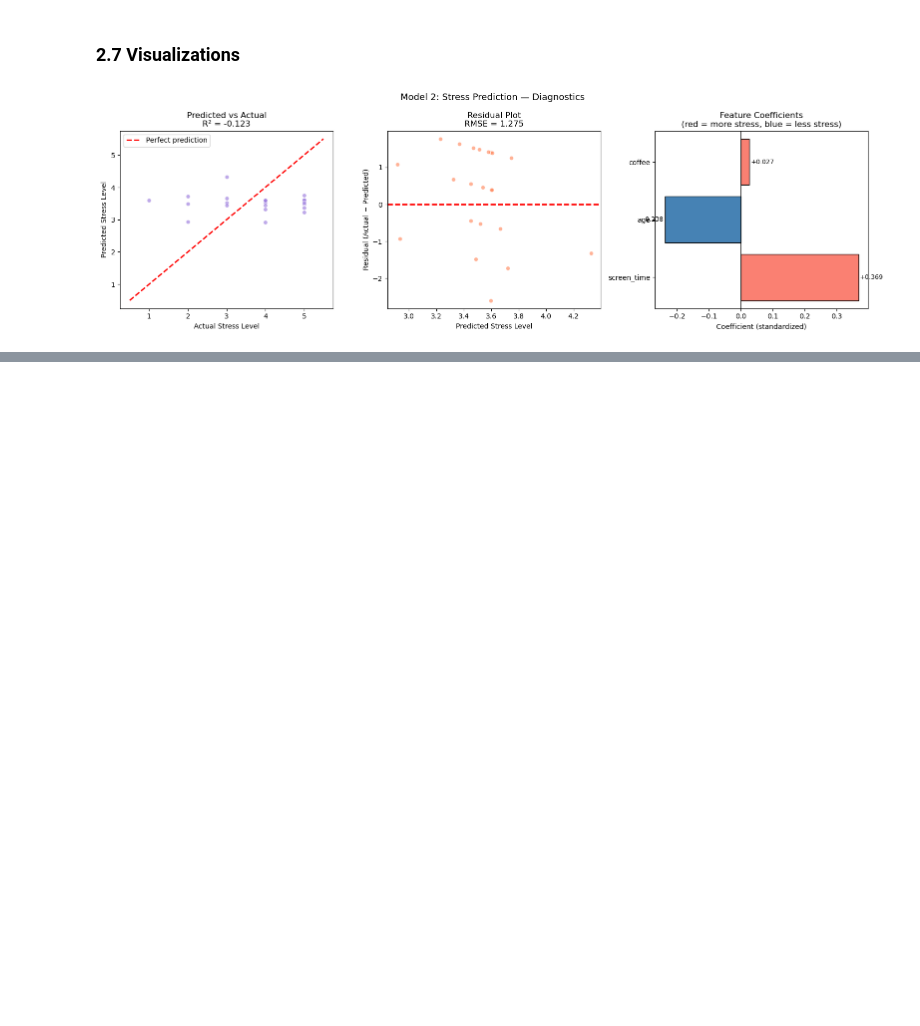
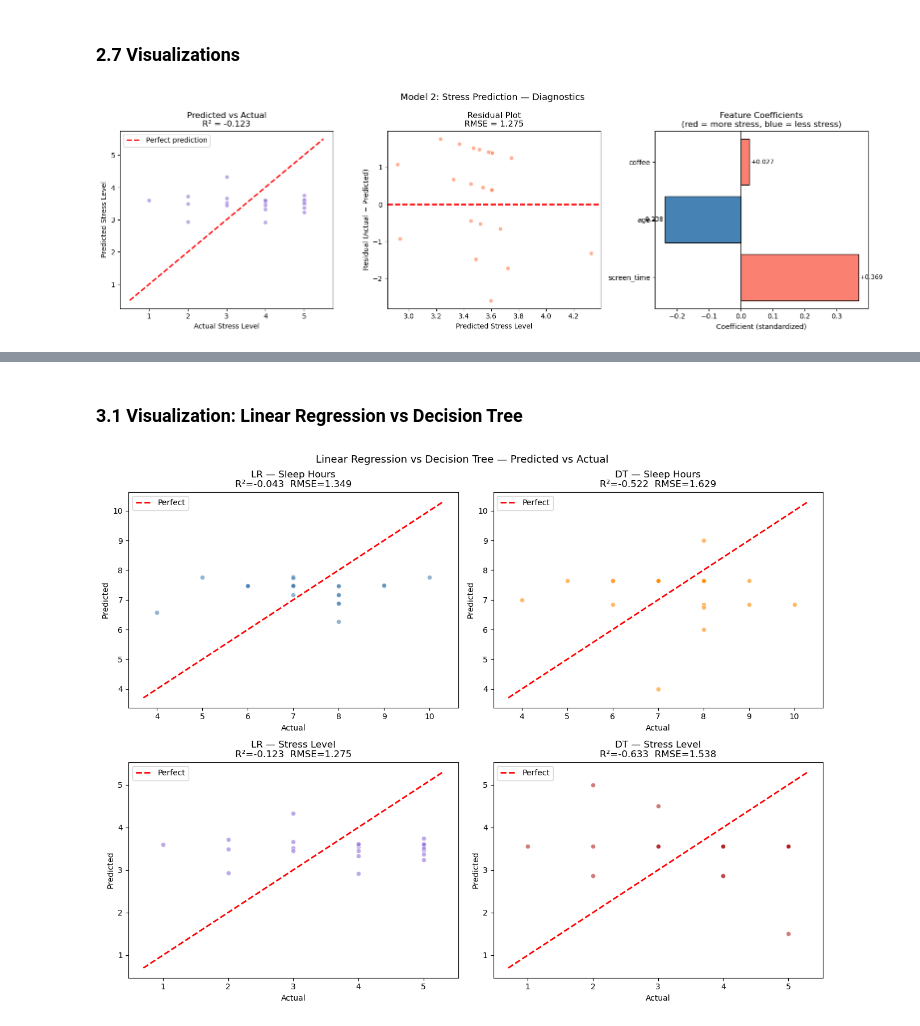
Before and after one commit to Serasb/DSA210-Project, a Jupyter notebook: ML.ipynb, the cells around one changed output, grey strips where cells are left out. Drawn from its saved outputs; the diff is of its cells as text; code cells hidden in the pictures; blank space fills up the shorter version.

```diff
--- a/ML.ipynb
+++ b/ML.ipynb
@@ -402,0 +468,29 @@ plt.show()
+# %% [markdown]
+### 3.1 Visualization: Linear Regression vs Decision Tree
+# %%
+fig, axes = plt.subplots(2, 2, figsize=(13, 10))
+fig.suptitle('Linear Regression vs Decision Tree — Predicted vs Actual', fontsize=13)
+
+pairs = [
+    (axes[0,0], y1_test, y1_pred_test,  'LR — Sleep Hours',  'steelblue'),
+    (axes[0,1], y1_test, y1_dt_pred,    'DT — Sleep Hours',  'darkorange'),
+    (axes[1,0], y2_test, y2_pred_test,  'LR — Stress Level', 'mediumpurple'),
+    (axes[1,1], y2_test, y2_dt_pred,    'DT — Stress Level', 'firebrick'),
+]
+
+for ax, y_true, y_pred, title, color in pairs:
+    ax.scatter(y_true, y_pred, alpha=0.6, color=color, edgecolors='white')
+    lo = min(y_true.min(), y_pred.min()) - 0.3
+    hi = max(y_true.max(), y_pred.max()) + 0.3
+    ax.plot([lo, hi], [lo, hi], 'r--', linewidth=2, label='Perfect')
+    r2  = r2_score(y_true, y_pred)
+    rmse = np.sqrt(mean_squared_error(y_true, y_pred))
+    ax.set_title(f'{title}\nR²={r2:.3f}  RMSE={rmse:.3f}')
+    ax.set_xlabel('Actual')
+    ax.set_ylabel('Predicted')
+    ax.legend()
+
+plt.tight_layout()
+plt.show()
+# %% [output]
+[figure, added]
```
Also changed, not shown: parts of 12 cells of this notebook.
